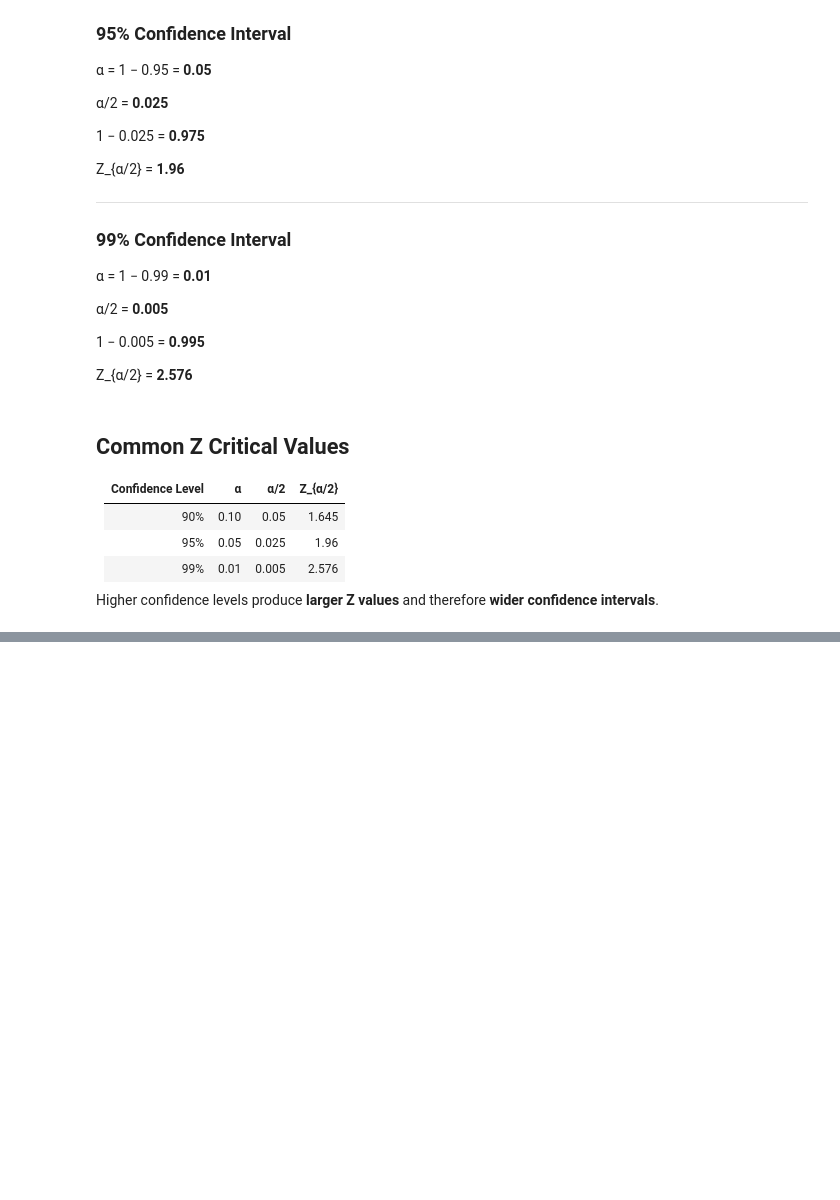
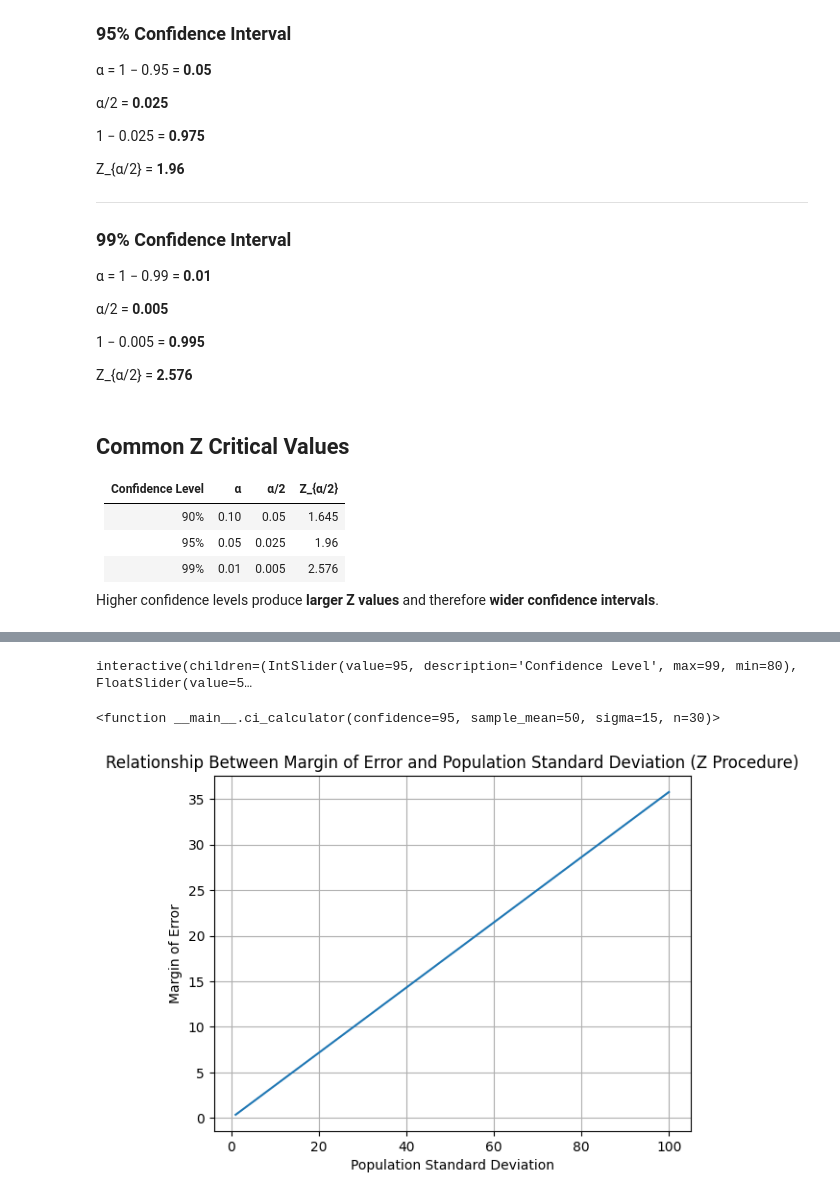
Before and after one commit to mapurva/CodeWorkspace, a Jupyter notebook: Confidence_Intervals.ipynb, the cells around one changed output, grey strips where cells are left out. Saved outputs shown, nothing was run; the diff lists cells and outputs as text; code cells hidden in the pictures; blank space fills up the shorter version.

Commit message:
added Factors Affecting Margin of Error

```diff
--- a/Confidence_Intervals.ipynb
+++ b/Confidence_Intervals.ipynb
@@ -954,0 +1184,77 @@ Higher confidence levels produce **larger Z values** and therefore **wider confi
+# %%
+import numpy as np
+import matplotlib.pyplot as plt
+from scipy.stats import norm
+import ipywidgets as widgets
+from IPython.display import display
+
+def ci_calculator(confidence=95, sample_mean=50, sigma=15, n=30):
+
+    alpha = 1 - confidence/100
+    z = norm.ppf(1 - alpha/2)
+
+    margin = z * (sigma/np.sqrt(n))
+
+    lower = sample_mean - margin
+    upper = sample_mean + margin
+
+    print(f"Critical Value (Z-score): {round(z,3)}")
+    print(f"Margin of Error: {round(margin,3)}")
+    print(f"Confidence Interval: ({round(lower,3)}, {round(upper,3)})")
+
+    x = np.linspace(sample_mean-4*sigma, sample_mean+4*sigma, 400)
+    y = norm.pdf(x, sample_mean, sigma)
+
+    plt.figure(figsize=(8,4))
+
+    plt.plot(x,y)
+
+    plt.axvline(lower, linestyle='--', label="Lower Bound")
+    plt.axvline(upper, linestyle='--', label="Upper Bound")
+    plt.axvline(sample_mean, linestyle='-', label="Sample Mean")
+
+    plt.fill_between(x,y,where=(x>=lower)&(x<=upper),alpha=0.3)
+
+    plt.title("Confidence Interval Visualization")
+    plt.legend()
+
+    plt.show()
+
+
+widgets.interact(
+    ci_calculator,
+    confidence = widgets.IntSlider(min=80,max=99,step=1,value=95,description="Confidence Level"),
+    sample_mean = widgets.FloatSlider(min=0,max=100,value=50,description="Sample Mean"),
+    sigma = widgets.FloatSlider(min=1,max=30,value=15,description="Population Std"),
+    n = widgets.IntSlider(min=5,max=200,value=30,description="Sample Size")
+)
+# %% [output]
+interactive(children=(IntSlider(value=95, description='Confidence Level', max=99, min=80), FloatSlider(value=5…
+<function __main__.ci_calculator(confidence=95, sample_mean=50, sigma=15, n=30)>
+# %%
+import numpy as np
+import scipy.stats as stats
+import matplotlib.pyplot as plt
+
+# Set parameters
+sample_size = 30
+confidence_level = 95
+
+# Calculate the critical value for the Z-score
+critical_value = stats.norm.ppf((1 + confidence_level / 100) / 2)
+
+# Generate an array of population standard deviations
+population_std_devs = np.arange(1, 101)
+
+# Calculate the margin of error for each population standard deviation
+margin_of_errors = critical_value * (population_std_devs / np.sqrt(sample_size))
+
+# Plot the relationship
+plt.plot(population_std_devs, margin_of_errors)
+plt.xlabel("Population Standard Deviation")
+plt.ylabel("Margin of Error")
+plt.title("Relationship Between Margin of Error and Population Standard Deviation (Z Procedure)")
+plt.grid(True)
+plt.show()
+# %% [output]
+[figure, added]
```
Also changed, not shown: parts of 5 cells of this notebook.
